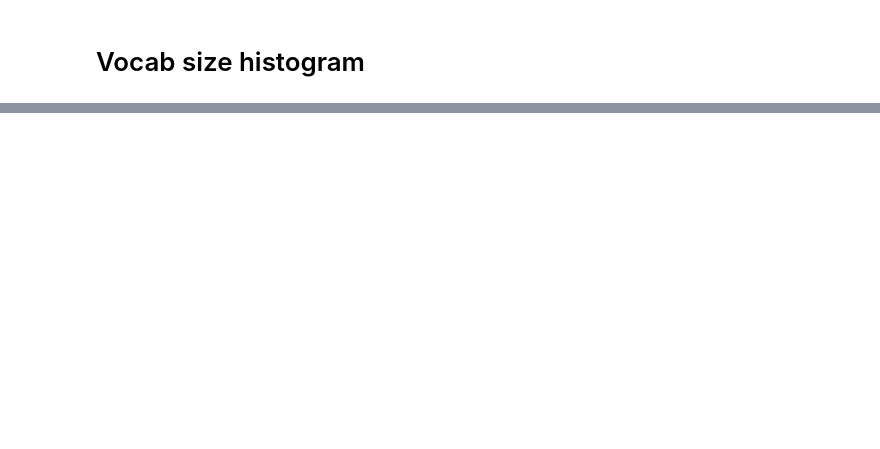
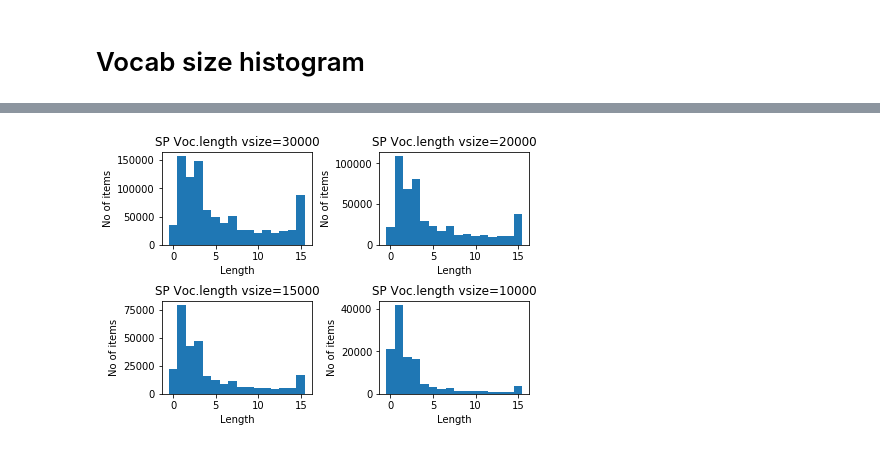
Before and after one commit to cwittern/krp_sp, a Jupyter notebook: sp2.ipynb, the cells around one changed output, grey strips where cells are left out. Saved outputs shown, nothing was run; the diff lists cells and outputs as text; code cells hidden in the pictures; blank space fills up the shorter version.

```diff
--- a/sp2.ipynb
+++ b/sp2.ipynb
@@ -55,14 +56,15 @@ ms, md, mv = k.loadmodels(flag=flag,  use_krp_names=False)
 m="m0-krp-30000.model"
 ms, md, mv = add_model(m, ms, md, mv, use_krp_names=False)
 # %%
-flags=["m2", "m5"]
-labels={"m2" : "30000", "m5" : "20000",
+flags=["m2", "m5", "m7", "m9"]
+labels={"m2" : "30000", "m5" : "20000", "m7" : "15000", "m9" : "10000",
         "None" : "Count", "score" : "Comb.prop", "pos" : "Position"}
 limits=[(70,35), (30, 5), (3,1)]
 weights=[None, 'score', 'pos']
 of=codecs.open("report1.txt", "w", "utf-8")
 reps=[]
 cnt=0
+ct=10
 for flag in flags:
     for up, lo in limits:
         for w in weights:
@@ -70,9 +72,11 @@ for flag in flags:
             if w is None:
                 w="None"
             flx=(flag, up, lo, w)
-            print(flx)
+            #print(flx)
             ofh=codecs.open("rep/%s-%3.3d-%3.3d-%s.html" % flx, "w", "utf-8")
-            ofh.write("""<html><body><h1>Result for calculation %d</h1>
+            ofh.write("""<html><head>
+  <meta http-equiv="Content-Type" content="text/html;charset=utf-8" />
+  </head><body><h1>Result for calculation %d</h1>
             <p>Parameters: Vocab.size:%s, limits: %d,%d, Combination: %s</p>
             <table>\n""" % (cnt, labels[flag], up, lo, labels[w]))
             ofh.write("<tr><th>部類</th><th>Self/Other</th><th>Most related部類</th></tr>")
@@ -95,9 +99,17 @@ for flag in flags:
                 bldict[r] = "%2.2d / %2.2d" % (c[s], other)
             for r in kr:
                 # should integrate the following table here!
-                rx=["%s:%s" % (a[0], k.krp_names[a[0]]) for a in res[r]]
+                rvx = evd[r]
+                rx=[]
+                for a in res[r]:
+                    if a[0] in rvx:
+                        rtmp="<b>%s:%s</b>" % (a[0], k.krp_names[a[0]])
+                    else:
+                        rtmp="%s:%s" % (a[0], k.krp_names[a[0]])
+                    rx.append(rtmp)
+                #rx=["%s:%s" % (a[0], k.krp_names[a[0]]) for a in res[r]]
                 #ofh.write("%s\t%s\t%s\t%s\n" % (r, k.krp_names[r], bldict[r], ",".join(rx[0:5])))
-                ofh.write("<tr><td>%s %s</td><td>%s</td><td>%s</td></tr>\n" % (r, k.krp_names[r], bldict[r], ",".join(rx[0:5])))
+                ofh.write("<tr><td>%s %s</td><td>%s</td><td>%s</td></tr>\n" % (r, k.krp_names[r], bldict[r], ",".join(rx[0:ct])))
             #of.write("\n==Self/other\n")
             ofh.write("</table></body></html>")
             ofh.close()
@@ -268,0 +327,23 @@ plt.show()
+# %%
+width=1
+flags=["m2", "m5", "m7", "m9"]
+cnt = 220
+for flag in flags:
+    ms, md, mv = k.loadmodels(flag=flag, use_krp_names=False)
+    vx = k.agg_voclist(mv, md)
+    vsize = len(mv[0])
+    cut=0
+    labels, values = zip(*Counter([len(a[0]) for a in vx.items()]).items())
+    cnt += 1
+    plt.subplot(cnt)
+    plt.title("SP Voc.length vsize=%d" % (vsize))
+    plt.ylabel("No of items")
+    plt.xlabel("Length")
+    indexes = np.arange(cut, len(labels))
+    plt.bar(indexes, values[cut:], width)
+plt.subplots_adjust(top=0.92, bottom=0.08, left=0.10, right=0.95, hspace=0.6,
+                    wspace=0.45)
+plt.savefig("vlength-hist.png")
+plt.show()
+# %% [output]
+[figure, added]
```
Also changed, not shown: parts of 22 cells of this notebook, 5 other files.
